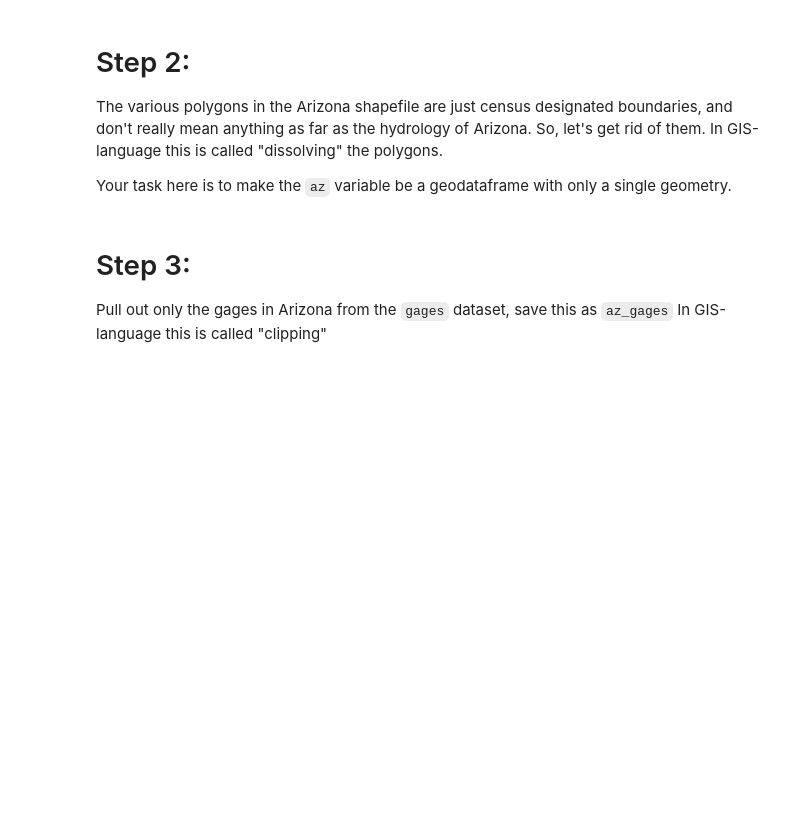
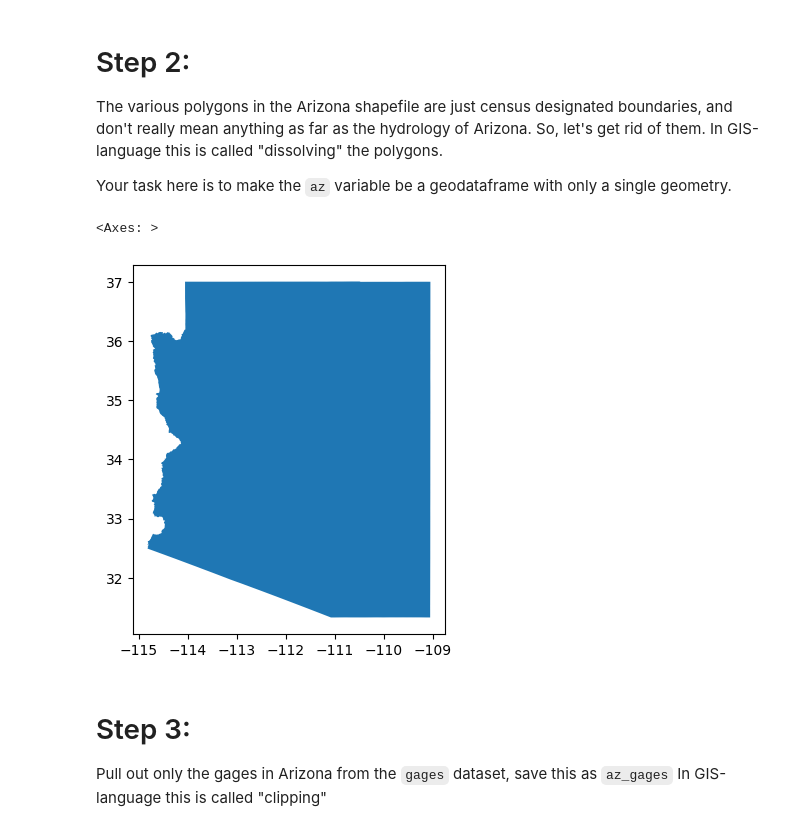
Before and after one commit to HAS-Tools-Fall25/homework_marlanahinkley, a Jupyter notebook: homework_submissions/hw5_geopandas_exercises.ipynb, the cells around one changed output. Saved outputs shown, nothing was run; the diff lists cells and outputs as text; code cells hidden in the pictures; blank space fills up the shorter version.

```diff
--- a/homework_submissions/hw5_geopandas_exercises.ipynb
+++ b/homework_submissions/hw5_geopandas_exercises.ipynb
@@ -37,6 +38,12 @@ Your task here is to make the `az` variable be a
 geodataframe with only a single geometry.
 # %%
 # TODO: Your code here
+az.head()
+az = az.dissolve()
+az.plot()
+# %% [output]
+<Axes: >
+[figure, added]
 # %% [markdown]
 # Step 3:
 Pull out only the gages in Arizona from
```
Also changed, not shown: parts of 13 cells of this notebook.
